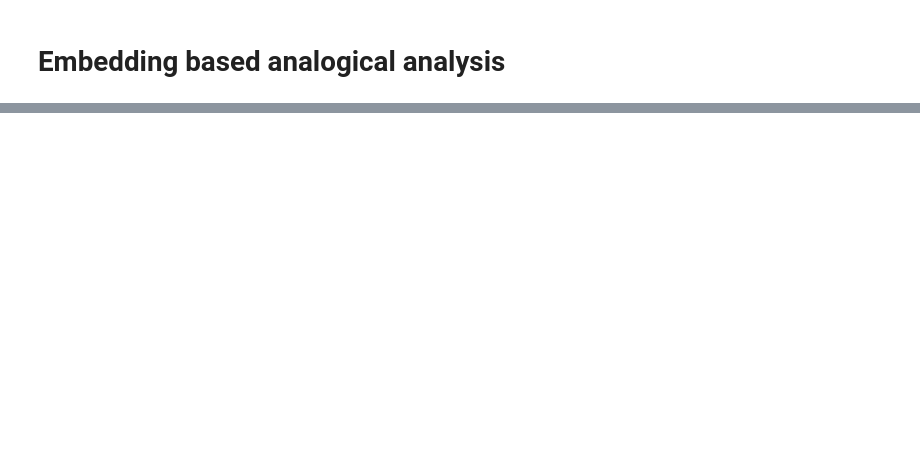
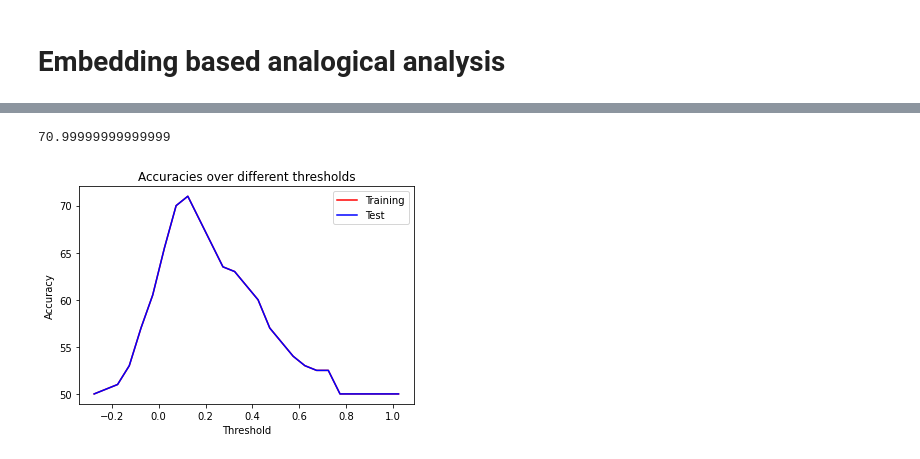
Before and after one commit to usc-isi-i2/wd-similarity, a Jupyter notebook: Analogical Proj Experiments.ipynb, the cells around one changed output, grey strips where cells are left out. Drawn from its saved outputs; the diff is of its cells as text; code cells hidden in the pictures; blank space fills up the shorter version.

```diff
--- a/Analogical Proj Experiments.ipynb
+++ b/Analogical Proj Experiments.ipynb
@@ -688,3 +722,0 @@ def getSentEmbeddings(valSeries, modelName):
-# %%
-analogicalDF['pair1_emb'] = pd.Series(list(getSentEmbeddings(analogicalDF['pair1_desc'], 'bert-base-nli-mean-tokens')))
-analogicalDF['pair2_emb'] = pd.Series(list(getSentEmbeddings(analogicalDF['pair2_desc'], 'bert-base-nli-mean-tokens')))
@@ -930,3 +750,5 @@ NotebookApp.rate_limit_window=3.0 (secs)
+# %%
+trainingDF = pd.read_csv('../data/Analogical_Dataset/Analogical_Test_File.csv')
 # %%
 def generate_distance_values(df, col1, col2, embMap):
     resultsArr = []
@@ -972,0 +815,35 @@ def get_results(model_glove):
+# %%
+def train_and_generate_curves(analogicalDF):
+
+    def plot_accuracies(thresh_range, train_accuracies, val_accuracies, title):
+        plt.plot(thresh_range, train_accuracies, color='red', label='Training')
+        plt.plot(thresh_range, val_accuracies, color='blue', label='Test')
+        plt.title(title)
+        plt.xlabel("Threshold")
+        plt.ylabel("Accuracy")
+        plt.legend()
+
+    analogicalDF['target'] = analogicalDF['type'].apply(lambda p: 0 if p == 'NEG' else 1)
+
+    X, Y = analogicalDF.drop(columns=['target']), analogicalDF['target']
+
+    skf = StratifiedKFold(n_splits=10, random_state=13, shuffle=True)
+    X_train_splits, X_test_splits, Y_train_splits, Y_test_splits = [], [], [], []
+    for train_index, test_index in skf.split(X, Y):
+        X_train_splits.append(X.iloc[train_index])
+        X_test_splits.append(X.iloc[test_index])
+        Y_train_splits.append(Y.iloc[train_index])
+        Y_test_splits.append(Y.iloc[test_index])
+
+    trainAcc = []
+    testAcc = []
+    thresh_range = np.arange(min(0, analogicalDF['cosSim'].min()),1.05,0.05)
+    for thresh in thresh_range:
+        avgTrain, avgVal = 0, 0
+        for X_train1, Y_train1, X_test1, Y_test1 in zip(X_train_splits, Y_train_splits, X_test_splits, Y_test_splits):
+            avgTrain += (X_train1['cosSim'].apply(lambda p: int(p >= thresh)) == Y_train1).sum() * 100 / len(Y_train1)
+            avgVal += (X_test1['cosSim'].apply(lambda p: int(p >= thresh)) == Y_test1).sum() * 100 / len(Y_test1)
+        trainAcc.append(avgTrain / 10)
+        testAcc.append(avgVal / 10)
+    print(max(trainAcc))
+    plot_accuracies(thresh_range, trainAcc, testAcc, "Accuracies over different thresholds")
@@ -1023,0 +947,5 @@ a,b
+# %%
+train_and_generate_curves(trainingDF_cosSimed_glove)
+# %% [output]
+70.99999999999999
+[figure, added]
```
Also changed, not shown: parts of 92 cells of this notebook, 3 other files.
